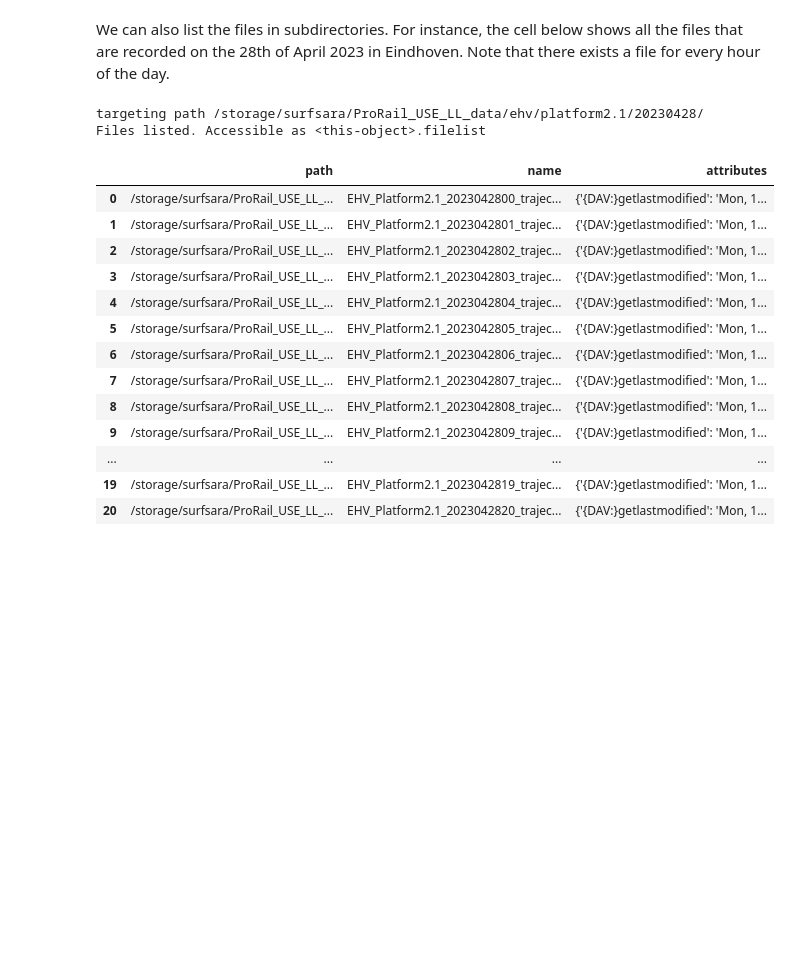
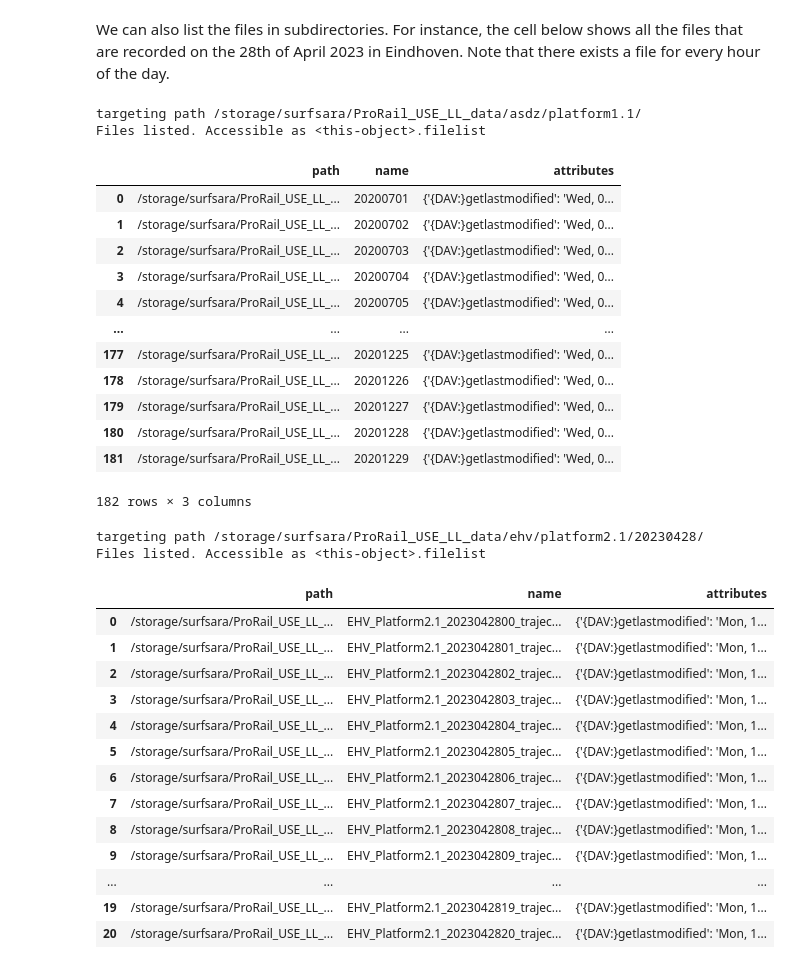
Before and after one commit to Joriswillems/depth_data_im_analysis, a Jupyter notebook: trajectory_analysis.ipynb, the cells around one changed output. Saved outputs shown, nothing was run; the diff lists cells and outputs as text; code cells hidden in the pictures; blank space fills up the shorter version.

```diff
--- a/trajectory_analysis.ipynb
+++ b/trajectory_analysis.ipynb
@@ -69,5 +89,24 @@ Files listed. Accessible as <this-object>.filelist
 # %% [markdown]
 We can also list the files in subdirectories. For instance, the cell below shows all the files that are recorded on the 28th of April 2023 in Eindhoven. Note that there exists a file for every hour of the day.
+# %%
+folder_path = 'asdz/platform1.1/'
+dh.list_files(folder_path)
+# %% [output]
+targeting path /storage/surfsara/ProRail_USE_LL_data/asdz/platform1.1/
+Files listed. Accessible as <this-object>.filelist
+|  | path | name | attributes |
+| 0 | /storage/surfsara/ProRail_USE_LL_... | 20200701 | {'{DAV:}getlastmodified': 'Wed, 0... |
+| 1 | /storage/surfsara/ProRail_USE_LL_... | 20200702 | {'{DAV:}getlastmodified': 'Wed, 0... |
+| 2 | /storage/surfsara/ProRail_USE_LL_... | 20200703 | {'{DAV:}getlastmodified': 'Wed, 0... |
+| 3 | /storage/surfsara/ProRail_USE_LL_... | 20200704 | {'{DAV:}getlastmodified': 'Wed, 0... |
+| 4 | /storage/surfsara/ProRail_USE_LL_... | 20200705 | {'{DAV:}getlastmodified': 'Wed, 0... |
+| ... | ... | ... | ... |
+| 177 | /storage/surfsara/ProRail_USE_LL_... | 20201225 | {'{DAV:}getlastmodified': 'Wed, 0... |
+| 178 | /storage/surfsara/ProRail_USE_LL_... | 20201226 | {'{DAV:}getlastmodified': 'Wed, 0... |
+| 179 | /storage/surfsara/ProRail_USE_LL_... | 20201227 | {'{DAV:}getlastmodified': 'Wed, 0... |
+| 180 | /storage/surfsara/ProRail_USE_LL_... | 20201228 | {'{DAV:}getlastmodified': 'Wed, 0... |
+| 181 | /storage/surfsara/ProRail_USE_LL_... | 20201229 | {'{DAV:}getlastmodified': 'Wed, 0... |
+182 rows × 3 columns
 # %%
 folder_path = 'ehv/platform2.1/20230428/'
 dh.list_files(folder_path)
```
Also changed, not shown: parts of 11 cells of this notebook.
